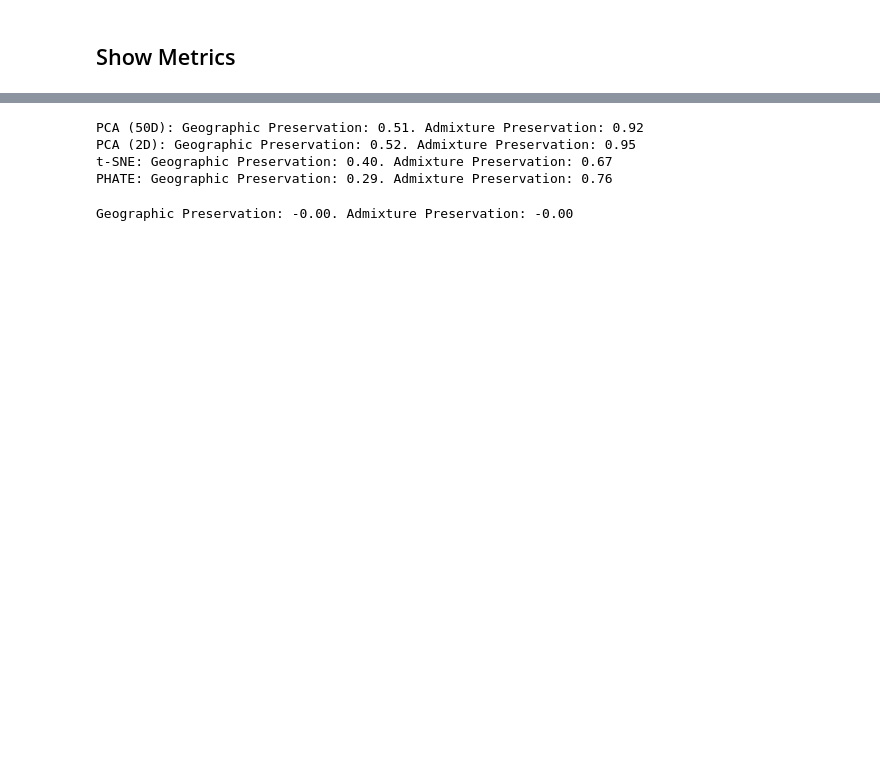
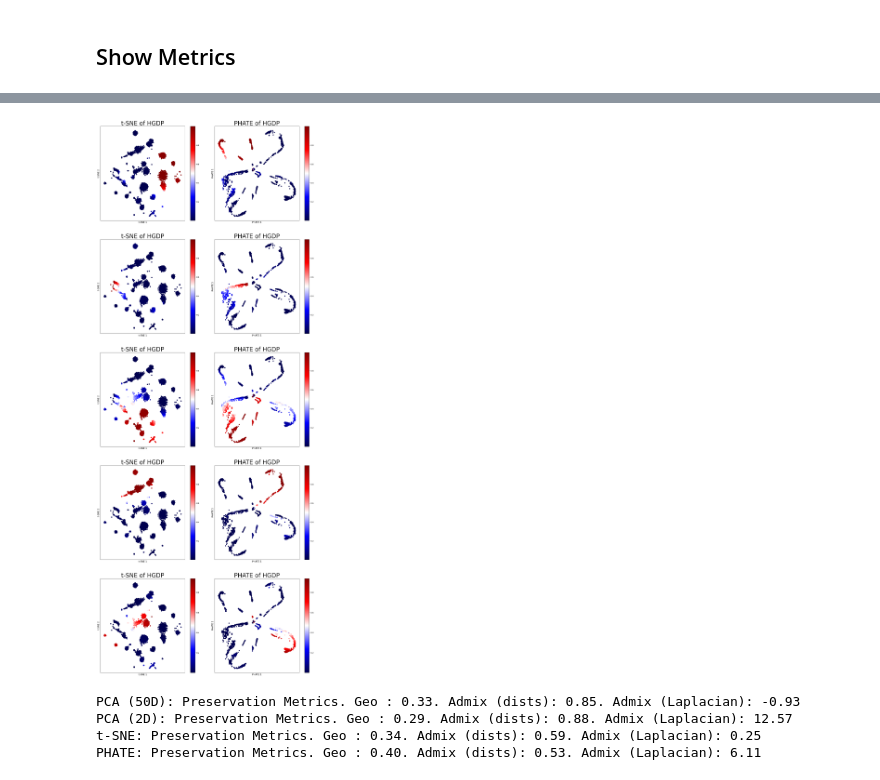
Before and after one commit to latent-reasoning-works/manylatents, a Jupyter notebook: notebooks/HGDP/quantify_HGDP+1KGP_V2.ipynb, the cells around one changed output, grey strips where cells are left out. Cells and saved outputs as stored; diff of their text form; code cells hidden in the pictures; blank space fills up the shorter version.

Commit message:
fixed some bugs in embedding quantification. Now subsets the correct points. Now loads the recomputed admixture ratios

```diff
--- a/notebooks/HGDP/quantify_HGDP+1KGP_V2.ipynb
+++ b/notebooks/HGDP/quantify_HGDP+1KGP_V2.ipynb
@@ -225,15 +211,0 @@ tsne_embr[to_fit_on | to_transform_on] = tsne_outr
-# %%
-print('PCA (50D): ' + compute_metrics(pca_embr, merged_metadata))
-print('PCA (2D): ' + compute_metrics(pca_embr[:,:2], merged_metadata))
-print('t-SNE: ' + compute_metrics(tsne_embr, merged_metadata))
-print('PHATE: ' + compute_metrics(phate_embr, merged_metadata))
-# %% [output]
-PCA (50D): Geographic Preservation: 0.51. Admixture Preservation: 0.92
-PCA (2D): Geographic Preservation: 0.52. Admixture Preservation: 0.95
-t-SNE: Geographic Preservation: 0.40. Admixture Preservation: 0.67
-PHATE: Geographic Preservation: 0.29. Admixture Preservation: 0.76
-# %%
-print(compute_metrics(np.random.uniform(size=[pca_embr.shape[0], 10]),
-                      merged_metadata))
-# %% [output]
-Geographic Preservation: -0.00. Admixture Preservation: -0.00
@@ -239,0 +259,37 @@ Geographic Preservation: -0.00. Admixture Preservation: -0.00
+# %%
+prefix = 'global'
+n_comps = 5
+admixture_root = '/lustre06/project/6065672/shared/MattDataSharing/1KGP+HGDP/V4/admixture/ADMIXTURE_HGDP+1KGP'
+fname = '{}.{}_metadata.tsv'.format(prefix, n_comps)
+admix_ratios = pd.read_csv(os.path.join(admixture_root, fname), sep='\t', header=None)
+
+admixture_ratios_nonzero = admix_ratios.loc[:, 1:n_comps].values
+admixture_ratios = np.zeros(shape=(tsne_emb.shape[0],
+                                   admixture_ratios_nonzero.shape[1]))
+
+index = to_fit_on | to_transform_on
+admixture_ratios[index] = admixture_ratios_nonzero
+# %%
+plot_admixtures(tsne_emb[index],
+                phate_emb[index],
+                admixture_ratios[index])
+# %% [output]
+[figure, added]
+# %%
+print('PCA (50D): ' + compute_metrics(pca_emb,
+                                      merged_metadata,
+                                      admixture_ratios))
+print('PCA (2D): ' + compute_metrics(pca_emb[:,:2],
+                                     merged_metadata,
+                                     admixture_ratios))
+print('t-SNE: ' + compute_metrics(tsne_emb,
+                                  merged_metadata,
+                                  admixture_ratios))
+print('PHATE: ' + compute_metrics(phate_emb,
+                                  merged_metadata,
+                                  admixture_ratios))
+# %% [output]
+PCA (50D): Preservation Metrics. Geo : 0.33. Admix (dists): 0.85. Admix (Laplacian): -0.93
+PCA (2D): Preservation Metrics. Geo : 0.29. Admix (dists): 0.88. Admix (Laplacian): 12.57
+t-SNE: Preservation Metrics. Geo : 0.34. Admix (dists): 0.59. Admix (Laplacian): 0.25
+PHATE: Preservation Metrics. Geo : 0.40. Admix (dists): 0.53. Admix (Laplacian): 6.11
```
Also changed, not shown: parts of 12 cells of this notebook, 1 other file.
